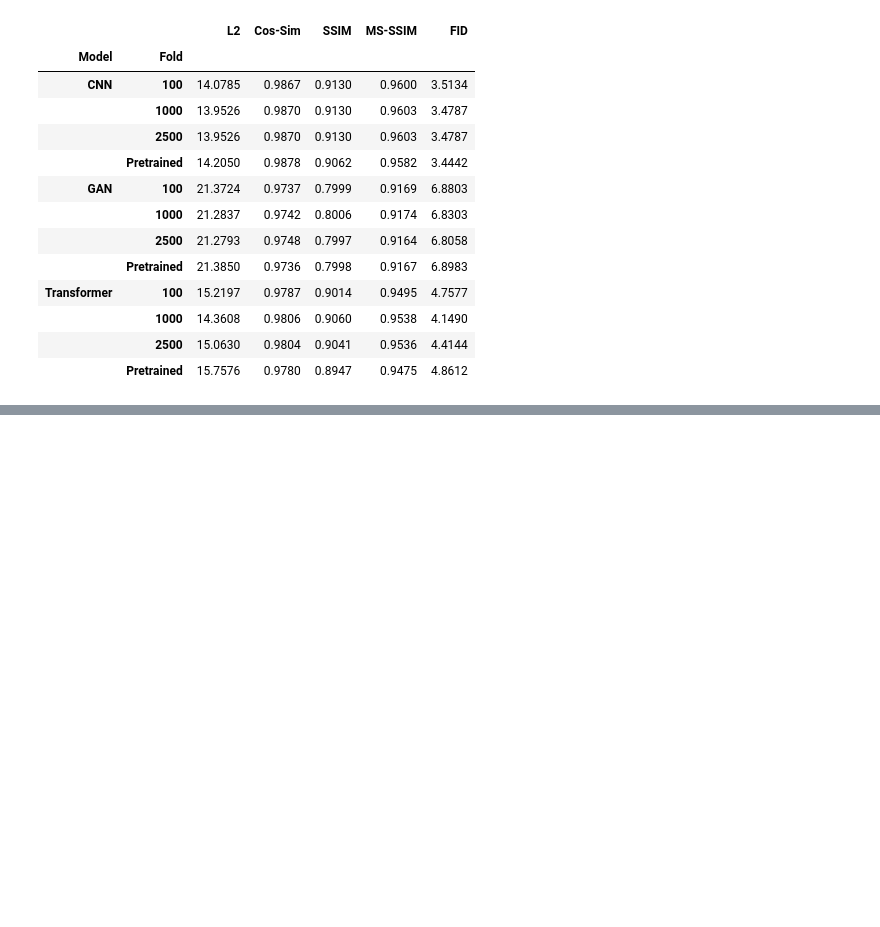
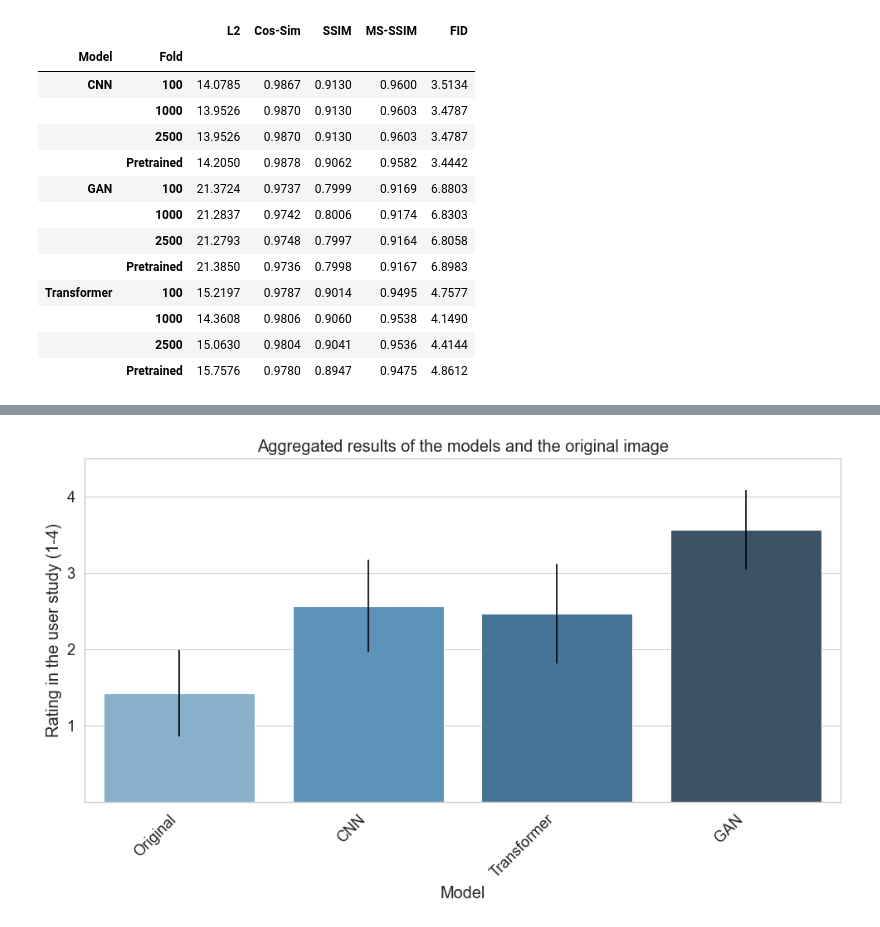
Before and after one commit to Denbergvanthijs/PatternRecognition, a Jupyter notebook: results.ipynb, the cells around one changed output, grey strips where cells are left out. Cells and saved outputs as stored; diff of their text form; code cells hidden in the pictures; blank space fills up the shorter version.

Commit message:
Added ttest

```diff
--- a/results.ipynb
+++ b/results.ipynb
@@ -61,3 +61,25 @@ df
 |  | 1000 | 14.3608 | 0.9806 | 0.9060 | 0.9538 | 4.1490 |
 |  | 2500 | 15.0630 | 0.9804 | 0.9041 | 0.9536 | 4.4144 |
 |  | Pretrained | 15.7576 | 0.9780 | 0.8947 | 0.9475 | 4.8612 |
+# %%
+from scipy.stats import ttest_ind
+
+models = ["Original", "CNN", "Transformer", "GAN"]
+means = [1.417, 2.563, 2.462, 3.559]
+stds = [0.566, 0.601, 0.652, 0.523]
+alpha = 0.05
+
+# Perform t-test on each of the combinations of models
+df_ttest = pd.DataFrame(columns=["Model 1", "Model 2", "p-value", "t-statistic"])
+for i in range(len(models)):
+    for j in range(i+1, len(models)):
+        statistic, pvalue = ttest_ind([means[i], means[j]], [stds[i], stds[j]], equal_var=True, alternative="two-sided")
+
+        # Rounded to 3 decimals
+        print(f"p-value: {round(pvalue, 3)}; statistical significance: {pvalue < alpha}; {models[i]} vs {models[j]}")
+        df_ttest = pd.concat([df_ttest, pd.DataFrame([[models[i], models[j], round(pvalue, 3), round(statistic, 3)]],
+                             columns=["Model 1", "Model 2", "p-value", "t-statistic"])], ignore_index=True)
+
+# Sort by p-value
+df_ttest.sort_values(by="p-value", inplace=True)
+df_ttest
@@ -63,0 +100,22 @@ df
+# %%
+# Plot results
+import matplotlib.pyplot as plt
+import seaborn as sns
+
+sns.set_style("whitegrid")
+sns.set_context("paper", font_scale=1.5)
+
+fig, ax = plt.subplots(figsize=(10, 6))
+ax = sns.barplot(x=models, y=means, yerr=stds, capsize=.2, palette="Blues_d")
+ax.set_ylabel("Rating in the user study (1-4)")
+ax.set_xlabel("Model")
+ax.set_title("Aggregated results of the models and the original image")
+ax.set_ylim(0, 4.5)
+ax.set_xticklabels(ax.get_xticklabels(), rotation=45, horizontalalignment='right')
+# Set y tick labels to 1, 2, 3, 4
+ax.set_yticks([1, 2, 3, 4])
+plt.tight_layout()
+plt.savefig("./images/ttest.png", dpi=300)
+plt.show()
+# %% [output]
+[figure, added]
```
Also changed, not shown: parts of 2 cells of this notebook.
